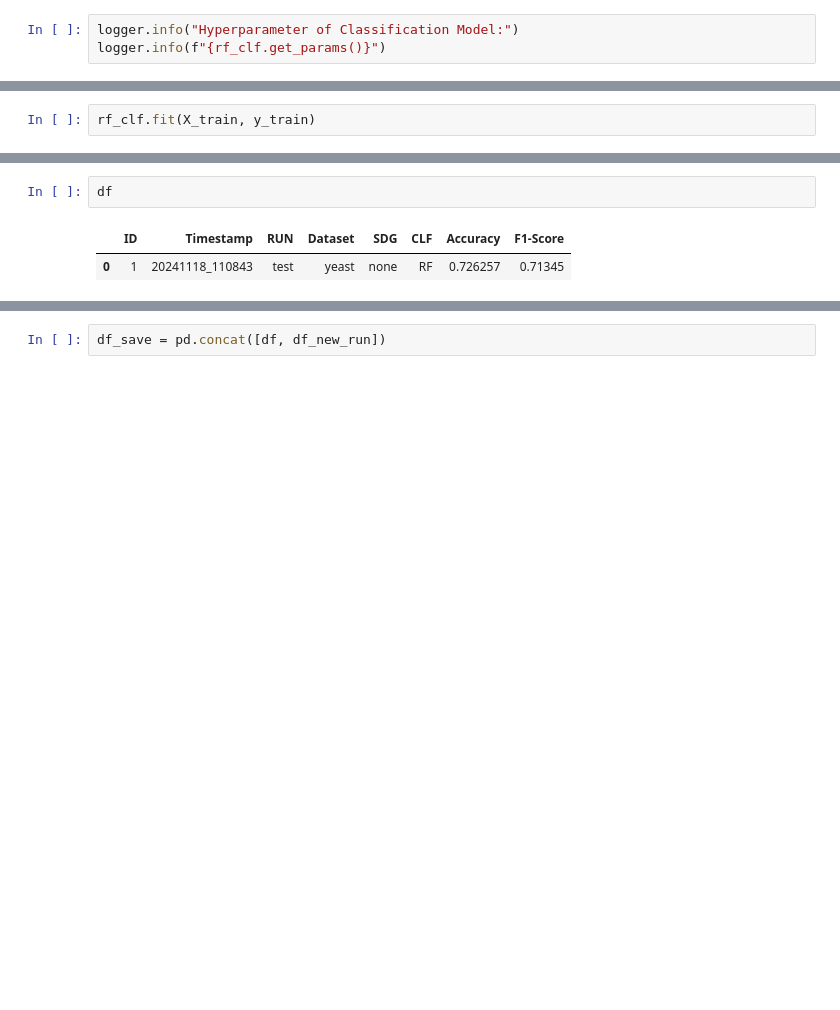
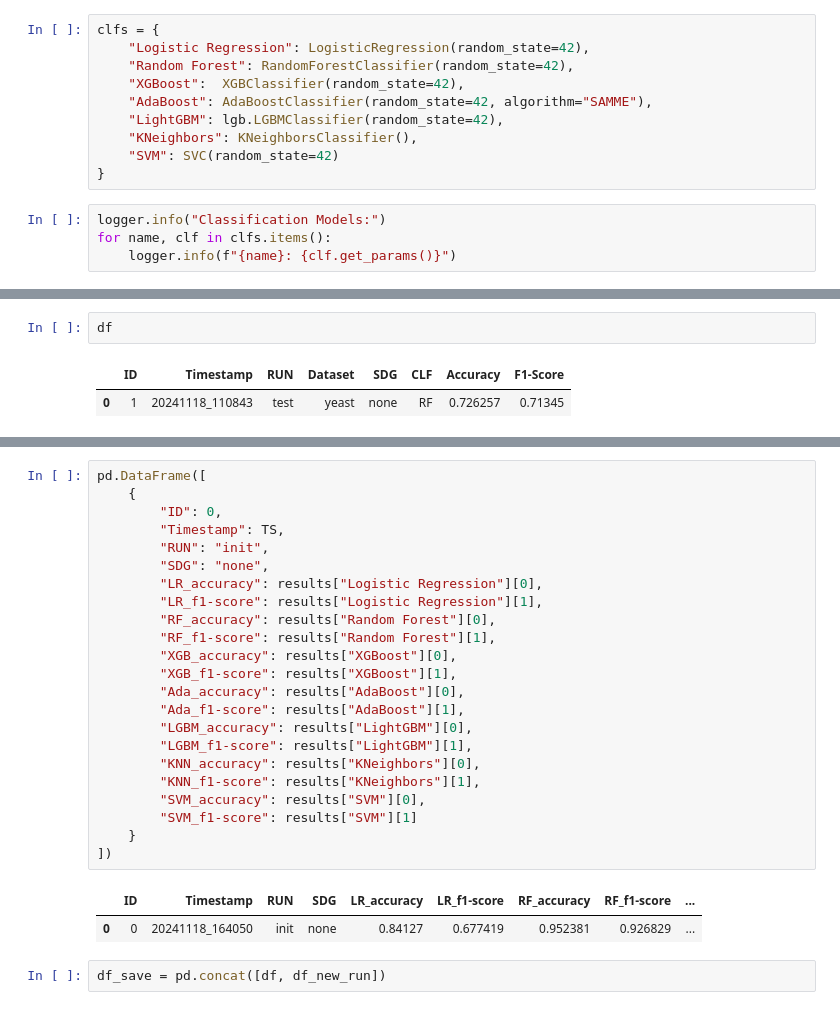
Before and after one commit to MarkusMueller-DS/Synthetic-Data-Generation, a Jupyter notebook: notebooks/TEST_set_up.ipynb, the cells around one changed output, grey strips where cells are left out. Cells and saved outputs as stored; diff of their text form; blank space fills up the shorter version.

```diff
--- a/notebooks/TEST_set_up.ipynb
+++ b/notebooks/TEST_set_up.ipynb
@@ -138,4 +135,15 @@ rf_clf = RandomForestClassifier(n_estimators=100, random_state=42)
+# %%
+clfs = {
+    "Logistic Regression": LogisticRegression(random_state=42),
+    "Random Forest": RandomForestClassifier(random_state=42),
+    "XGBoost":  XGBClassifier(random_state=42),
+    "AdaBoost": AdaBoostClassifier(random_state=42, algorithm="SAMME"),
+    "LightGBM": lgb.LGBMClassifier(random_state=42),
+    "KNeighbors": KNeighborsClassifier(),
+    "SVM": SVC(random_state=42)
+}
 # %%
-logger.info("Hyperparameter of Classification Model:")
-logger.info(f"{rf_clf.get_params()}")
+logger.info("Classification Models:")
+for name, clf in clfs.items():
+    logger.info(f"{name}: {clf.get_params()}")
 # %% [output]
@@ -144,2 +157,0 @@ INFO: {'bootstrap': True, 'ccp_alpha': 0.0, 'class_weight': None, 'criterion': '
-# %%
-rf_clf.fit(X_train, y_train)
@@ -222,3 +267,29 @@ df_new_run
+# %%
+pd.DataFrame([
+    {
+        "ID": 0,
+        "Timestamp": TS,
+        "RUN": "init",
+        "SDG": "none",
+        "LR_accuracy": results["Logistic Regression"][0],
+        "LR_f1-score": results["Logistic Regression"][1],
+        "RF_accuracy": results["Random Forest"][0],
+        "RF_f1-score": results["Random Forest"][1],
+        "XGB_accuracy": results["XGBoost"][0],
+        "XGB_f1-score": results["XGBoost"][1],
+        "Ada_accuracy": results["AdaBoost"][0],
+        "Ada_f1-score": results["AdaBoost"][1],
+        "LGBM_accuracy": results["LightGBM"][0],
+        "LGBM_f1-score": results["LightGBM"][1],
+        "KNN_accuracy": results["KNeighbors"][0],
+        "KNN_f1-score": results["KNeighbors"][1],
+        "SVM_accuracy": results["SVM"][0],
+        "SVM_f1-score": results["SVM"][1]
+    }
+])
+# %% [output]
+|  | ID | Timestamp | RUN | SDG | LR_accuracy | LR_f1-score | RF_accuracy | RF_f1-score | ... |
+| 0 | 0 | 20241118_164050 | init | none | 0.84127 | 0.677419 | 0.952381 | 0.926829 | ... |
 # %%
 df_save = pd.concat([df, df_new_run])
 # %%
```
Also changed, not shown: parts of 27 cells of this notebook, 1 other file.
